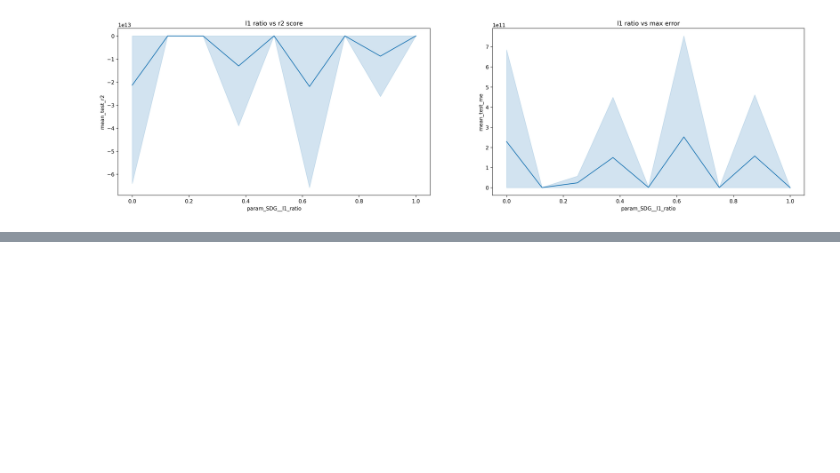
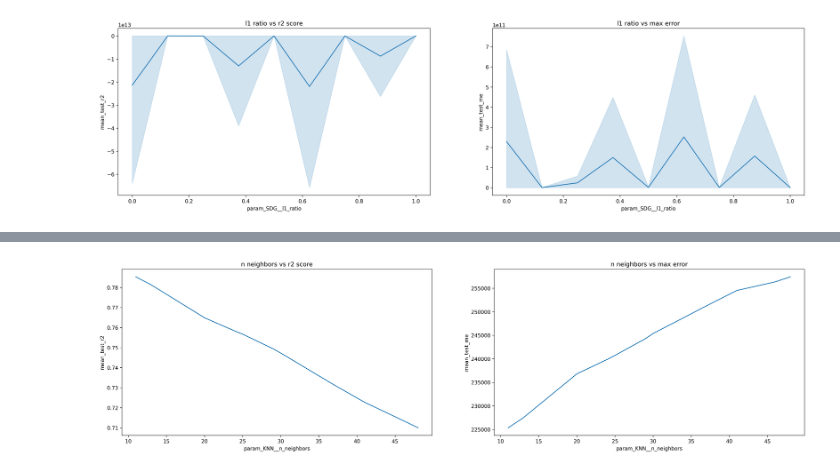
Before and after one commit to ashen007/HousePricePrediction, a Jupyter notebook: model/model tuning performance.ipynb, the cells around one changed output, grey strips where cells are left out. Cells and saved outputs as stored; diff of their text form; code cells hidden in the pictures; blank space fills up the shorter version.

```diff
--- a/model/model tuning performance.ipynb
+++ b/model/model tuning performance.ipynb
@@ -193,0 +210,14 @@ plt.show()
+# %%
+figure, axes = plt.subplots(nrows=1, ncols=2, figsize=[24, 6], dpi=300)
+sns.lineplot(x='param_KNN__n_neighbors', y='mean_test_r2',
+             data=k_nearest_neighbor[['param_KNN__n_neighbors', 'mean_test_r2']],
+             ax=axes[0])
+axes[0].set_title('n neighbors vs r2 score')
+sns.lineplot(x='param_KNN__n_neighbors', y='mean_test_me',
+             data=k_nearest_neighbor[['param_KNN__n_neighbors', 'mean_test_me']],
+             ax=axes[1])
+axes[1].set_title('n neighbors vs max error')
+plt.savefig('graphs/KNN__n_neighbors.png')
+plt.show()
+# %% [output]
+[figure, added]
```
Also changed, not shown: parts of 3 cells of this notebook, 3 other files.
